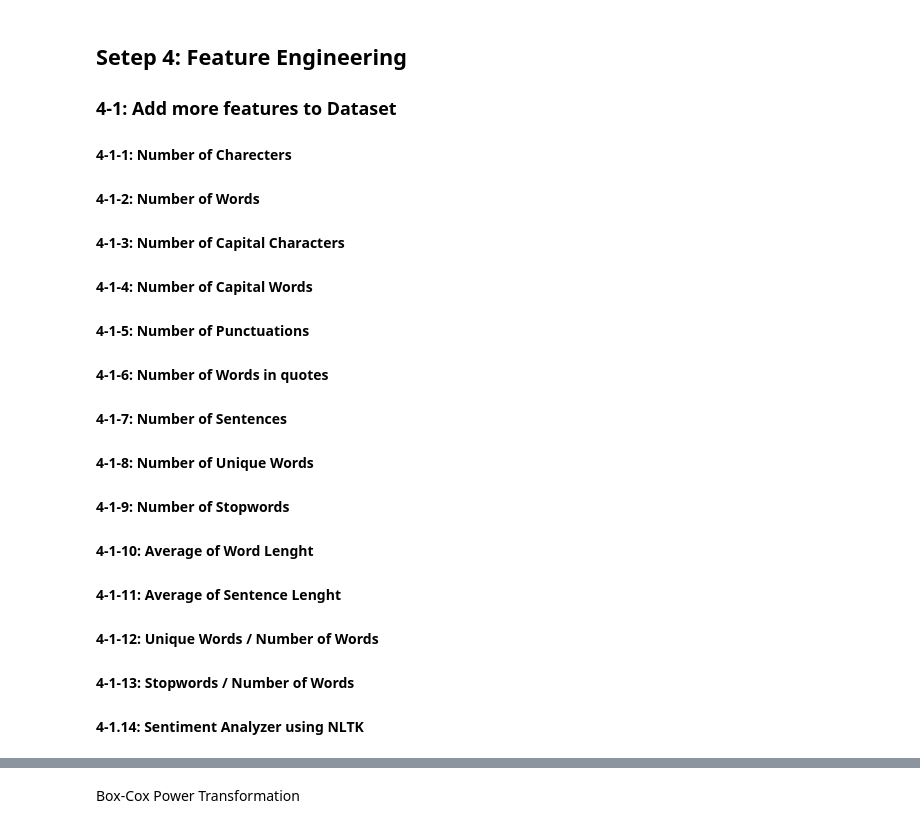
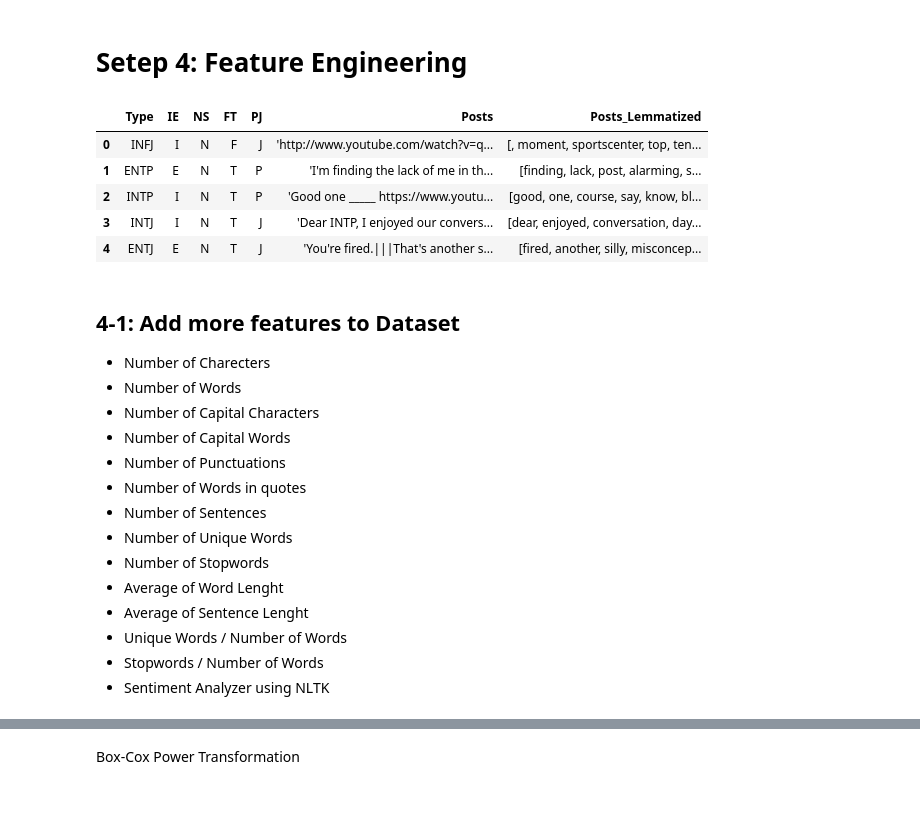
Before and after one commit to shshakib/Twitter-Personality-Prediction, a Jupyter notebook: Step4 Feature Engineering.ipynb, the cells around one changed output, grey strips where cells are left out. Saved outputs shown, nothing was run; the diff lists cells and outputs as text; code cells hidden in the pictures; blank space fills up the shorter version.

```diff
--- a/Step4 Feature Engineering.ipynb
+++ b/Step4 Feature Engineering.ipynb
@@ -1,21 +1,42 @@
+# %% [markdown]
+# Setep 4: Feature Engineering
+# %%
+#Clean up memory from any values
+for name in dir():
+    if not name.startswith('_'):
+        del globals()[name]
+
+#-------------
+import pandas as pd
+
+#Reading data from step 2
+fields = ['Type', 'IE', 'NS', 'FT', 'PJ', 'Posts','Posts_Lemmatized']
+mbti_FE = pd.read_pickle('mbti_Dataset2.pkl')
+mbti_FE = mbti_FE.filter(fields)
+mbti_FE.head()
+# %% [output]
+|  | Type | IE | NS | FT | PJ | Posts | Posts_Lemmatized |
+| 0 | INFJ | I | N | F | J | 'http://www.youtube.com/watch?v=q... | [, moment, sportscenter, top, ten... |
+| 1 | ENTP | E | N | T | P | 'I'm finding the lack of me in th... | [finding, lack, post, alarming, s... |
+| 2 | INTP | I | N | T | P | 'Good one _____ https://www.youtu... | [good, one, course, say, know, bl... |
+| 3 | INTJ | I | N | T | J | 'Dear INTP, I enjoyed our convers... | [dear, enjoyed, conversation, day... |
+| 4 | ENTJ | E | N | T | J | 'You're fired.|||That's another s... | [fired, another, silly, misconcep... |
 # %% [markdown]
-## Setep 4: Feature Engineering
-
-### 4-1: Add more features to Dataset
-#### 4-1-1: Number of Charecters
-#### 4-1-2: Number of Words
-#### 4-1-3: Number of Capital Characters
-#### 4-1-4: Number of Capital Words
-#### 4-1-5: Number of Punctuations
-#### 4-1-6: Number of Words in quotes
-#### 4-1-7: Number of Sentences
-#### 4-1-8: Number of Unique Words
-#### 4-1-9: Number of Stopwords
-#### 4-1-10: Average of Word Lenght
-#### 4-1-11: Average of Sentence Lenght
-#### 4-1-12: Unique Words / Number of Words
-#### 4-1-13: Stopwords / Number of Words
-#### 4-1.14: Sentiment Analyzer using NLTK
+## 4-1: Add more features to Dataset
+* Number of Charecters
+* Number of Words
+* Number of Capital Characters
+* Number of Capital Words
+* Number of Punctuations
+* Number of Words in quotes
+* Number of Sentences
+* Number of Unique Words
+* Number of Stopwords
+* Average of Word Lenght
+* Average of Sentence Lenght
+* Unique Words / Number of Words
+* Stopwords / Number of Words
+* Sentiment Analyzer using NLTK
 # %%
 import re
 import nltk
```
Also changed, not shown: parts of 4 cells of this notebook, 1 other file.
